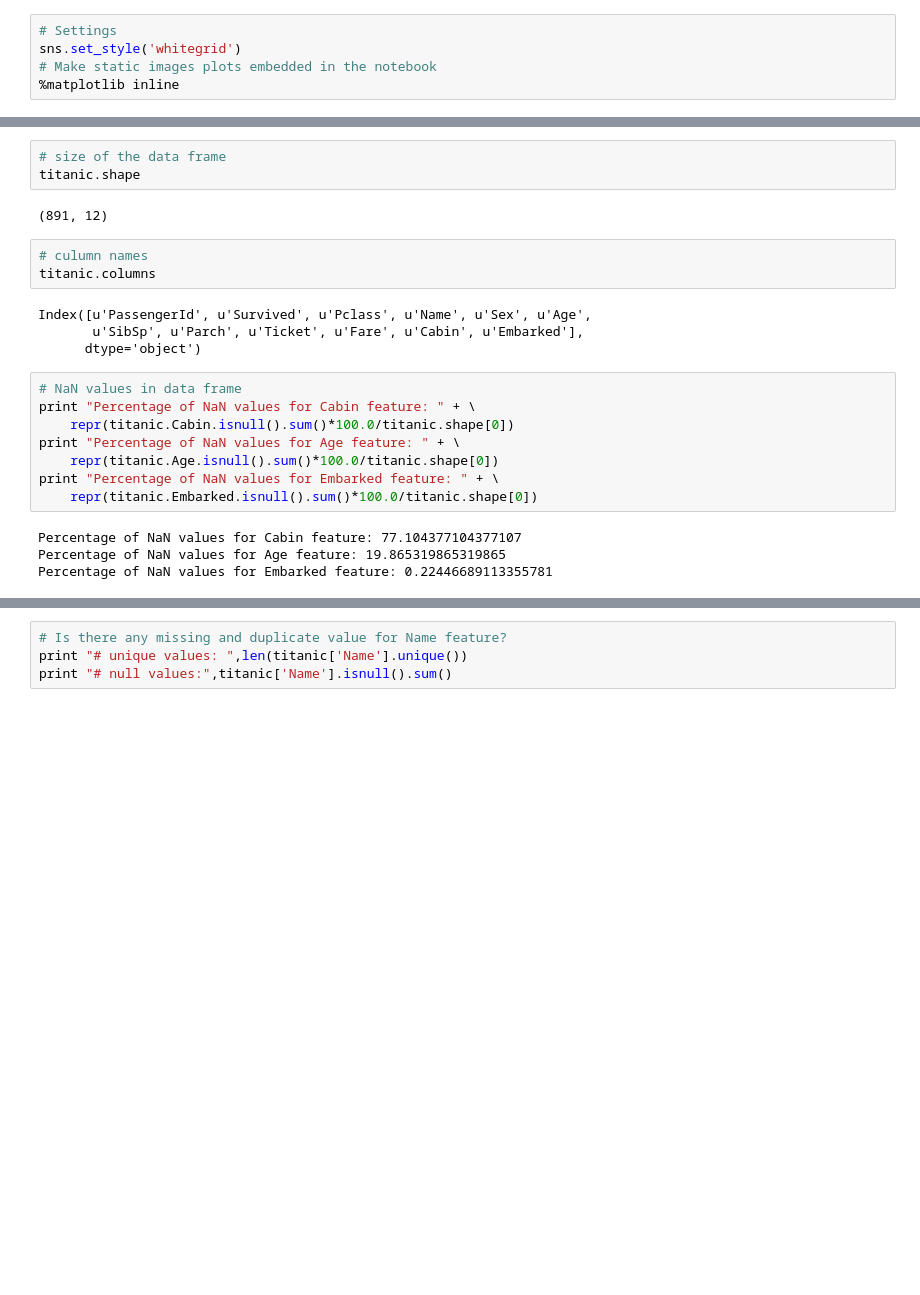
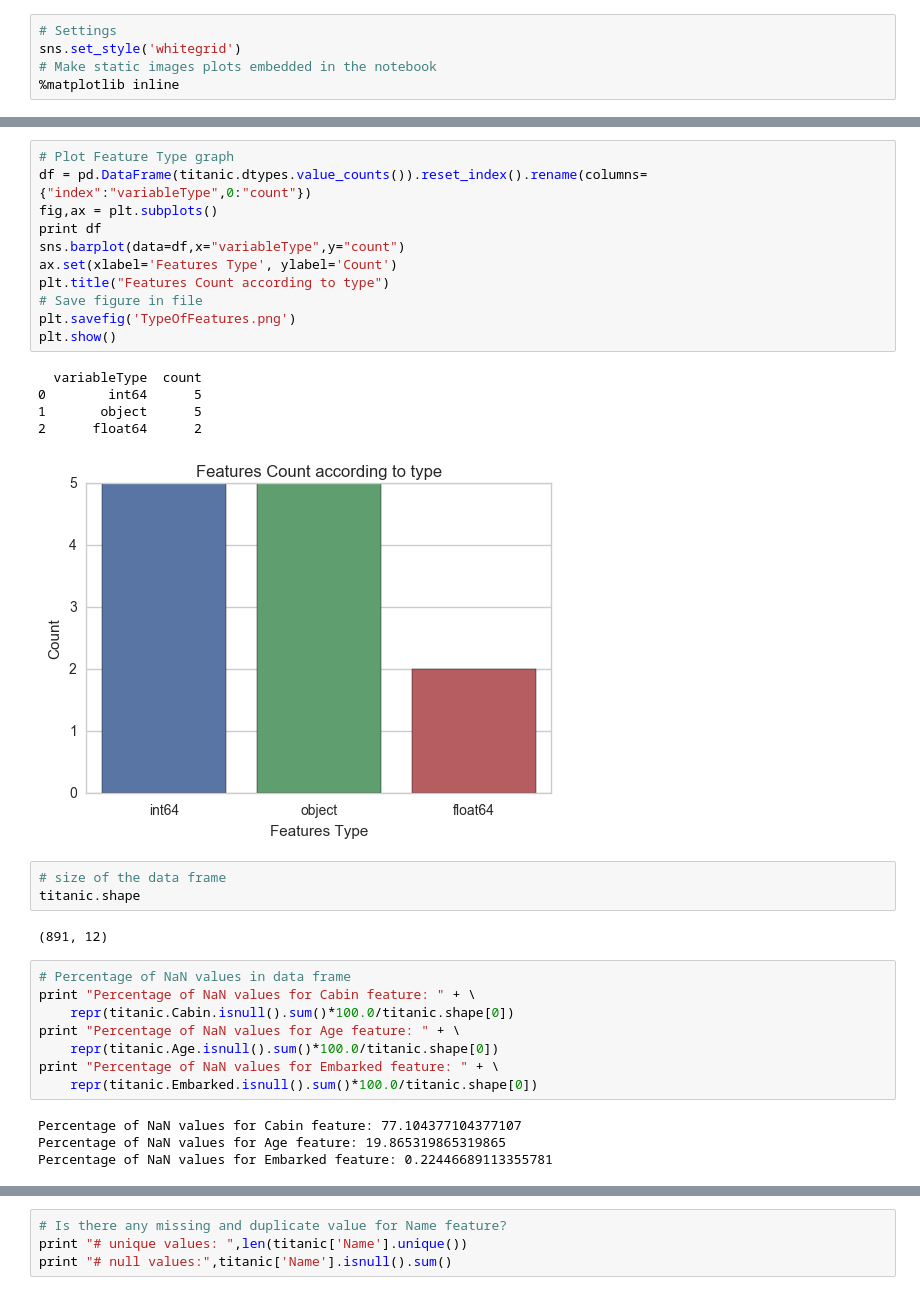
Before and after one commit to mamsdiallo/DAND, a Jupyter notebook: 2.IntroToDataAnalysis/Investigate Titanic Dataset/Titanic Dataset Notebook Coding.ipynb, the cells around one changed output, grey strips where cells are left out. Drawn from its saved outputs; the diff is of its cells as text; blank space fills up the shorter version.

```diff
--- a/2.IntroToDataAnalysis/Investigate Titanic Dataset/Titanic Dataset Notebook Coding.ipynb
+++ b/2.IntroToDataAnalysis/Investigate Titanic Dataset/Titanic Dataset Notebook Coding.ipynb
@@ -110,17 +90,27 @@ memory usage: 83.6+ KB
+# %%
+# Plot Feature Type graph
+df = pd.DataFrame(titanic.dtypes.value_counts()).reset_index().rename(columns={"index":"variableType",0:"count"})
+fig,ax = plt.subplots()
+print df
+sns.barplot(data=df,x="variableType",y="count")
+ax.set(xlabel='Features Type', ylabel='Count')
+plt.title("Features Count according to type")
+# Save figure in file
+plt.savefig('TypeOfFeatures.png')
+plt.show()
+# %% [output]
+  variableType  count
+0        int64      5
+1       object      5
+2      float64      2
+[figure, added]
 # %%
 # size of the data frame
 titanic.shape
 # %% [output]
 (891, 12)
-# %%
-# culumn names
-titanic.columns
-# %% [output]
-Index([u'PassengerId', u'Survived', u'Pclass', u'Name', u'Sex', u'Age',
-       u'SibSp', u'Parch', u'Ticket', u'Fare', u'Cabin', u'Embarked'],
-      dtype='object')
 # %%
-# NaN values in data frame
+# Percentage of NaN values in data frame
 print "Percentage of NaN values for Cabin feature: " + \
     repr(titanic.Cabin.isnull().sum()*100.0/titanic.shape[0])
 print "Percentage of NaN values for Age feature: " + \
```
Also changed, not shown: parts of 82 cells of this notebook, 47 other files.
